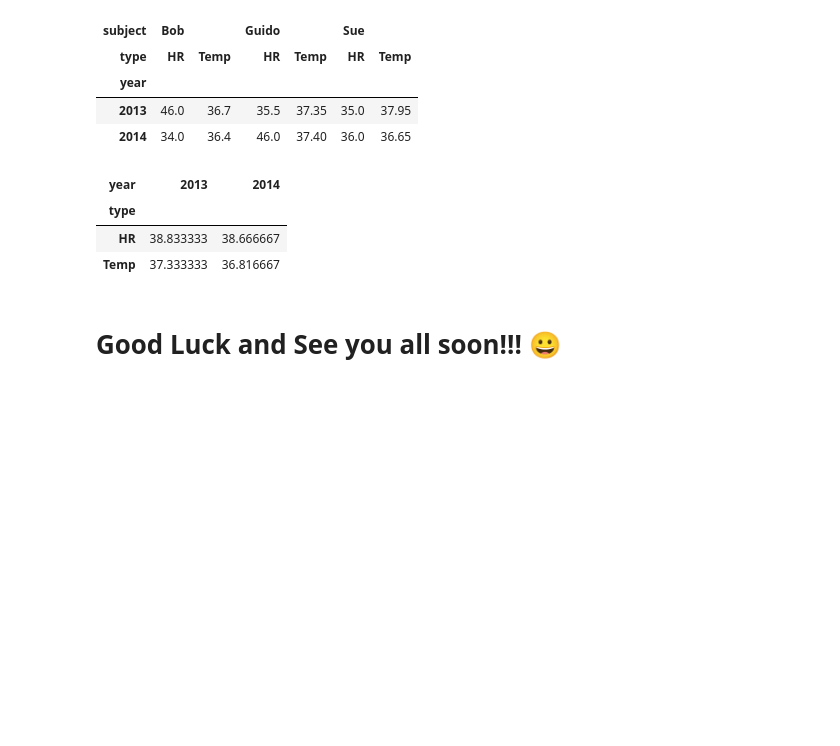
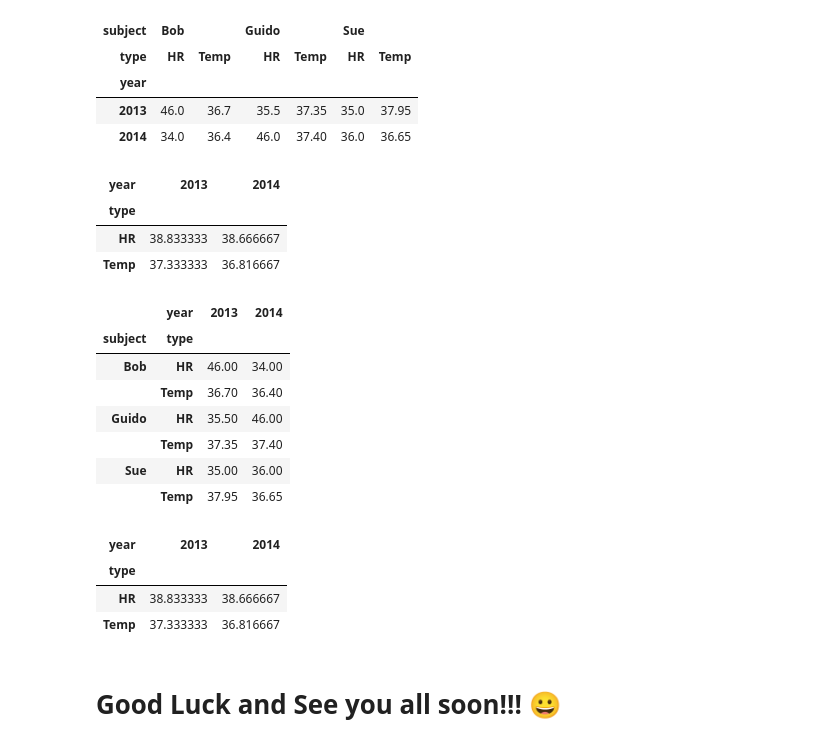
Before and after one commit to haniyturana/Data-Science-Project, a Jupyter notebook: P166239_Week7_DataManipulation_Pandas_20251122.ipynb, the cells around one changed output. Saved outputs shown, nothing was run; the diff lists cells and outputs as text; code cells hidden in the pictures; blank space fills up the shorter version.

```diff
--- a/P166239_Week7_DataManipulation_Pandas_20251122.ipynb
+++ b/P166239_Week7_DataManipulation_Pandas_20251122.ipynb
@@ -1481,2 +1584,20 @@ data_mean.T.groupby('type').mean()
+# %%
+data_mean.T
+# %% [output]
+|  | year | 2013 | 2014 |
+| subject | type |  |  |
+| Bob | HR | 46.00 | 34.00 |
+|  | Temp | 36.70 | 36.40 |
+| Guido | HR | 35.50 | 46.00 |
+|  | Temp | 37.35 | 37.40 |
+| Sue | HR | 35.00 | 36.00 |
+|  | Temp | 37.95 | 36.65 |
+# %%
+data_mean.T.groupby('type').mean()
+# %% [output]
+| year | 2013 | 2014 |
+| type |  |  |
+| HR | 38.833333 | 38.666667 |
+| Temp | 37.333333 | 36.816667 |
 # %% [markdown]
 # **Good Luck and See you all soon!!!** 😀
```
Also changed, not shown: parts of 38 cells of this notebook.
